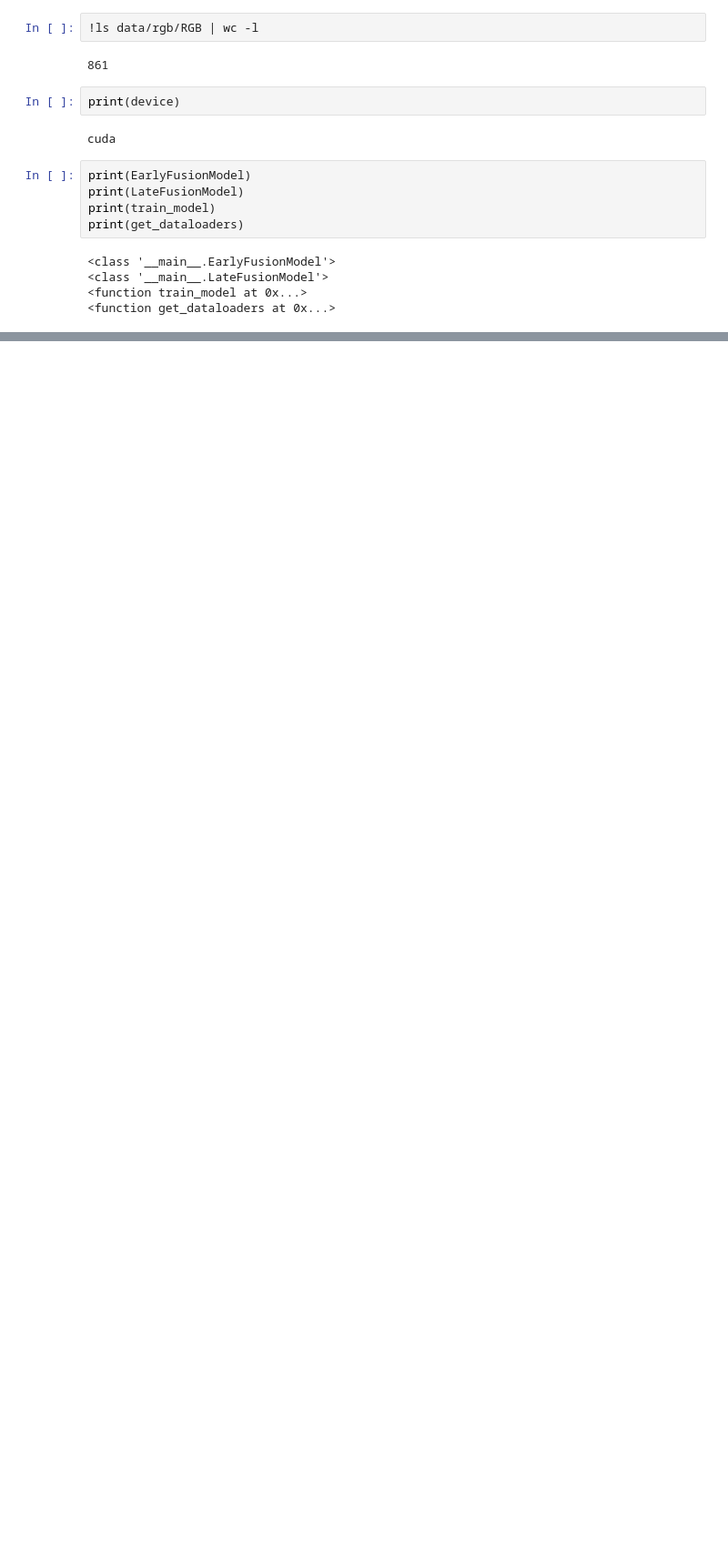
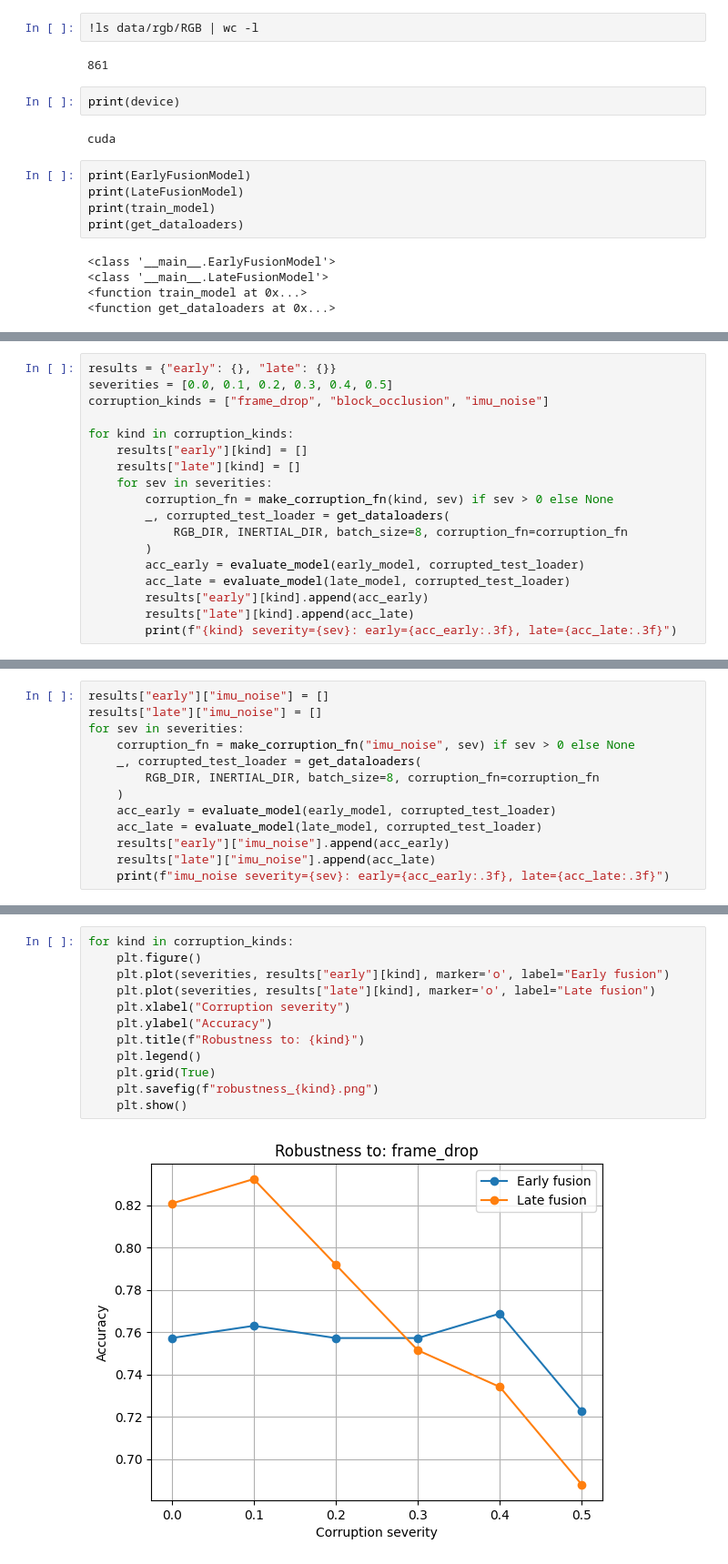
Before and after one commit to irfanali11/sensor-fusion-robustness-study, a Jupyter notebook: sensor_fusion_robustness_study.ipynb, the cells around one changed output, grey strips where cells are left out. Shown at 91% size. Drawn from its saved outputs; the diff is of its cells as text; blank space fills up the shorter version.

Commit message:
Add robustness experiment charts and trained model weights

```diff
--- a/sensor_fusion_robustness_study.ipynb
+++ b/sensor_fusion_robustness_study.ipynb
@@ -335,0 +371,18 @@ Baseline - Early fusion: 0.7572254335260116 | Late fusion: 0.815028901734104
+# %%
+results = {"early": {}, "late": {}}
+severities = [0.0, 0.1, 0.2, 0.3, 0.4, 0.5]
+corruption_kinds = ["frame_drop", "block_occlusion", "imu_noise"]
+
+for kind in corruption_kinds:
+    results["early"][kind] = []
+    results["late"][kind] = []
+    for sev in severities:
+        corruption_fn = make_corruption_fn(kind, sev) if sev > 0 else None
+        _, corrupted_test_loader = get_dataloaders(
+            RGB_DIR, INERTIAL_DIR, batch_size=8, corruption_fn=corruption_fn
+        )
+        acc_early = evaluate_model(early_model, corrupted_test_loader)
+        acc_late = evaluate_model(late_model, corrupted_test_loader)
+        results["early"][kind].append(acc_early)
+        results["late"][kind].append(acc_late)
+        print(f"{kind} severity={sev}: early={acc_early:.3f}, late={acc_late:.3f}")
@@ -335,0 +436,13 @@ Baseline - Early fusion: 0.7572254335260116 | Late fusion: 0.815028901734104
+# %%
+results["early"]["imu_noise"] = []
+results["late"]["imu_noise"] = []
+for sev in severities:
+    corruption_fn = make_corruption_fn("imu_noise", sev) if sev > 0 else None
+    _, corrupted_test_loader = get_dataloaders(
+        RGB_DIR, INERTIAL_DIR, batch_size=8, corruption_fn=corruption_fn
+    )
+    acc_early = evaluate_model(early_model, corrupted_test_loader)
+    acc_late = evaluate_model(late_model, corrupted_test_loader)
+    results["early"]["imu_noise"].append(acc_early)
+    results["late"]["imu_noise"].append(acc_late)
+    print(f"imu_noise severity={sev}: early={acc_early:.3f}, late={acc_late:.3f}")
@@ -335,0 +462,14 @@ Baseline - Early fusion: 0.7572254335260116 | Late fusion: 0.815028901734104
+# %%
+for kind in corruption_kinds:
+    plt.figure()
+    plt.plot(severities, results["early"][kind], marker='o', label="Early fusion")
+    plt.plot(severities, results["late"][kind], marker='o', label="Late fusion")
+    plt.xlabel("Corruption severity")
+    plt.ylabel("Accuracy")
+    plt.title(f"Robustness to: {kind}")
+    plt.legend()
+    plt.grid(True)
+    plt.savefig(f"robustness_{kind}.png")
+    plt.show()
+# %% [output]
+[figure, added]
```
Also changed, not shown: parts of 12 cells of this notebook.
